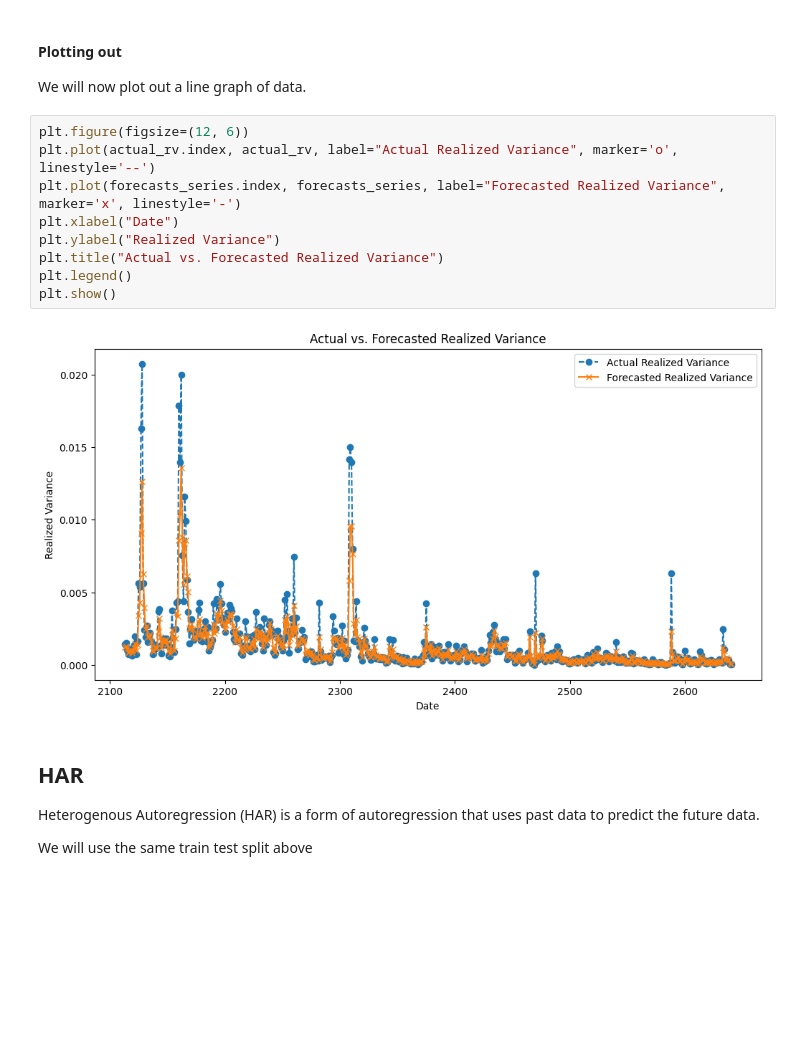
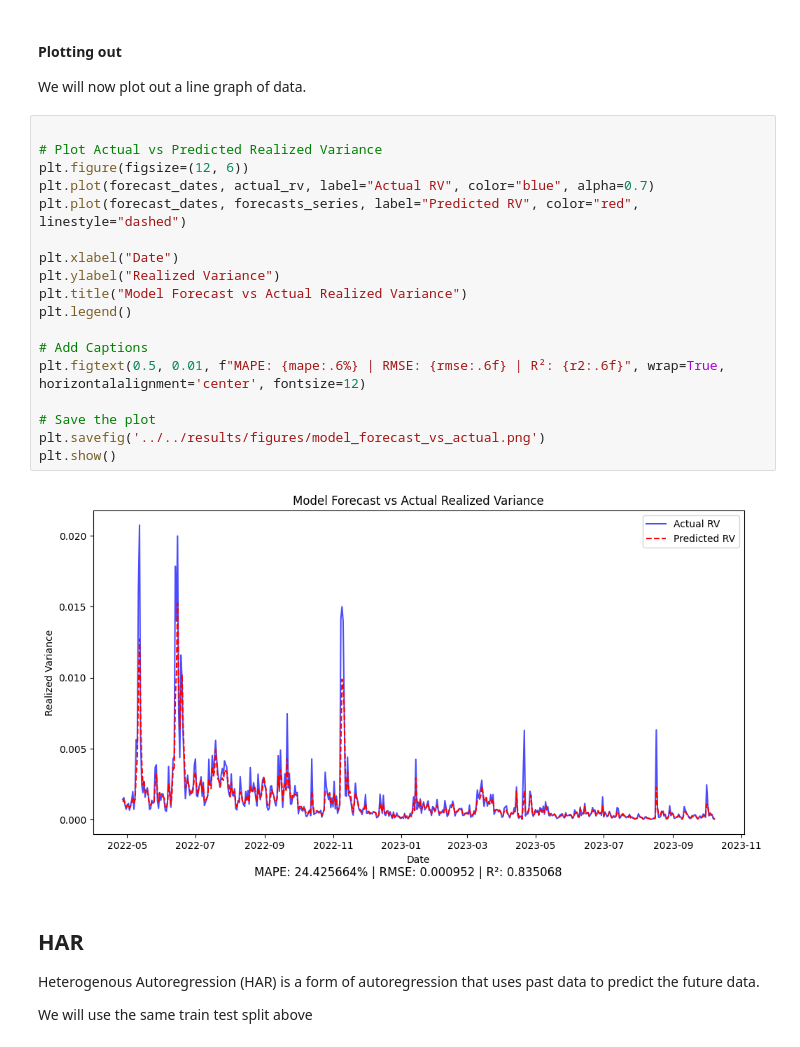
Before and after one commit to zhyoung17/crypto-rv-forecast, a Jupyter notebook: notebooks/models/rf_har.ipynb, the cells around one changed output. Drawn from its saved outputs; the diff is of its cells as text; blank space fills up the shorter version.

```diff
--- a/notebooks/models/rf_har.ipynb
+++ b/notebooks/models/rf_har.ipynb
@@ -286,17 +273,26 @@ Feature Importances (impurity based):
 # %% [markdown]
 #### Plotting out
 We will now plot out a line graph of data.
-# %%
-plt.figure(figsize=(12, 6))
-plt.plot(actual_rv.index, actual_rv, label="Actual Realized Variance", marker='o', linestyle='--')
-plt.plot(forecasts_series.index, forecasts_series, label="Forecasted Realized Variance", marker='x', linestyle='-')
-plt.xlabel("Date")
-plt.ylabel("Realized Variance")
-plt.title("Actual vs. Forecasted Realized Variance")
-plt.legend()
-plt.show()
-# %% [output]
-[figure, removed]
+# %%
+
+# Plot Actual vs Predicted Realized Variance
+plt.figure(figsize=(12, 6))
+plt.plot(forecast_dates, actual_rv, label="Actual RV", color="blue", alpha=0.7)
+plt.plot(forecast_dates, forecasts_series, label="Predicted RV", color="red", linestyle="dashed")
+
+plt.xlabel("Date")
+plt.ylabel("Realized Variance")
+plt.title("Model Forecast vs Actual Realized Variance")
+plt.legend()
+
+# Add Captions
+plt.figtext(0.5, 0.01, f"MAPE: {mape:.6%} | RMSE: {rmse:.6f} | R²: {r2:.6f}", wrap=True, horizontalalignment='center', fontsize=12)
+
+# Save the plot
+plt.savefig('../../results/figures/model_forecast_vs_actual.png')
+plt.show()
+# %% [output]
+[figure, added]
 # %% [markdown]
 ## HAR
 Heterogenous Autoregression (HAR) is a form of autoregression that uses past data to predict the future data.
```
Also changed, not shown: parts of 14 cells of this notebook, 26 other files.
